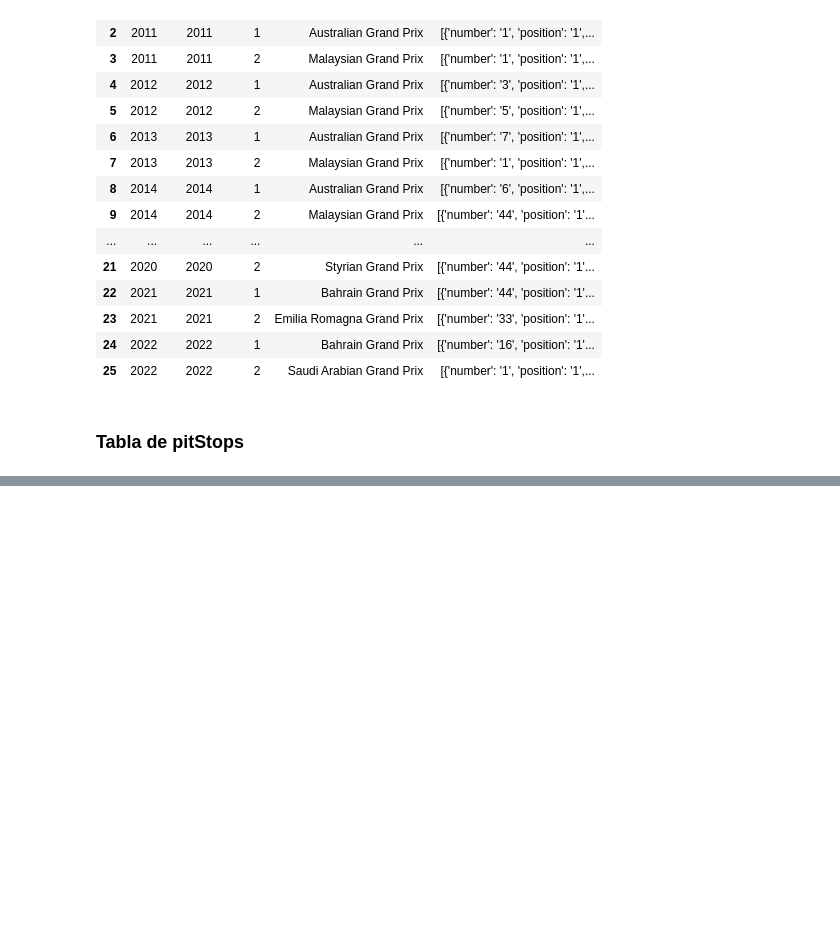
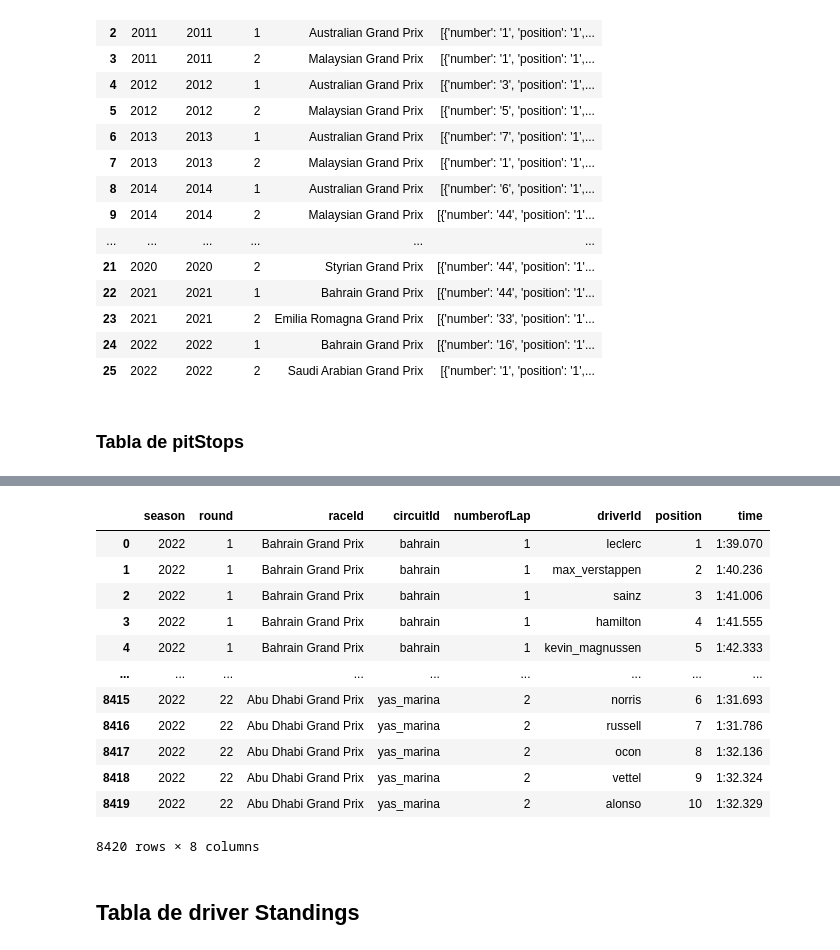
Before and after one commit to Hessael14/Formula-1-data, a Jupyter notebook: f1-analisis.ipynb, the cells around one changed output, grey strips where cells are left out. Cells and saved outputs as stored; diff of their text form; code cells hidden in the pictures; blank space fills up the shorter version.

```diff
--- a/f1-analisis.ipynb
+++ b/f1-analisis.ipynb
@@ -637,0 +678,48 @@ TypeError: 'module' object is not subscriptable
+# %%
+laptimes= {'season':[],#season
+         'round':[],#round
+         'raceId':[],#raceName}
+          'circuitId':[],
+           'numberofLap':[],
+        'driverId':[],#driverId
+          'position':[],#lap
+          'time':[]
+         }
+# %%
+for year in list(range(2010,2023)):
+    urlap='http://ergast.com/api/f1/{}'
+    urlap1=urlap.format(year)
+    for race in list(range(1,CARRERAS[year])):
+        urlrace='/{}/laps.json'
+        urlrace1=urlrace.format(race)
+        urlt=urlap1+urlrace1
+        responselaps=requests.get(urlt)
+        jsonlaps=responselaps.json()
+        for i in jsonlaps['MRData']['RaceTable']['Races']:
+            for time1 in i['Laps']:
+                for timings in time1['Timings']:
+                    laptimes['season'].append(int(i['season']))
+                    laptimes['round'].append(int(i['round']))
+                    laptimes['raceId'].append(i['raceName'])
+                    laptimes['circuitId'].append(i['Circuit']['circuitId'])
+                    laptimes['numberofLap'].append(time1['number'])
+                    laptimes['driverId'].append(timings['driverId'])
+                    laptimes['position'].append(timings['position'])
+                    laptimes['time'].append(timings['time'])
+# %%
+jsonlaps['MRData']['RaceTable']['Races']
+pd.DataFrame(laptimes)
+# %% [output]
+|  | season | round | raceId | circuitId | numberofLap | driverId | position | time |
+| 0 | 2022 | 1 | Bahrain Grand Prix | bahrain | 1 | leclerc | 1 | 1:39.070 |
+| 1 | 2022 | 1 | Bahrain Grand Prix | bahrain | 1 | max_verstappen | 2 | 1:40.236 |
+| 2 | 2022 | 1 | Bahrain Grand Prix | bahrain | 1 | sainz | 3 | 1:41.006 |
+| 3 | 2022 | 1 | Bahrain Grand Prix | bahrain | 1 | hamilton | 4 | 1:41.555 |
+| 4 | 2022 | 1 | Bahrain Grand Prix | bahrain | 1 | kevin_magnussen | 5 | 1:42.333 |
+| ... | ... | ... | ... | ... | ... | ... | ... | ... |
+| 8415 | 2022 | 22 | Abu Dhabi Grand Prix | yas_marina | 2 | norris | 6 | 1:31.693 |
+| 8416 | 2022 | 22 | Abu Dhabi Grand Prix | yas_marina | 2 | russell | 7 | 1:31.786 |
+| 8417 | 2022 | 22 | Abu Dhabi Grand Prix | yas_marina | 2 | ocon | 8 | 1:32.136 |
+| 8418 | 2022 | 22 | Abu Dhabi Grand Prix | yas_marina | 2 | vettel | 9 | 1:32.324 |
+| 8419 | 2022 | 22 | Abu Dhabi Grand Prix | yas_marina | 2 | alonso | 10 | 1:32.329 |
+8420 rows × 8 columns
@@ -637,0 +728,2 @@ TypeError: 'module' object is not subscriptable
+# %% [markdown]
+## Tabla de driver Standings
```
Also changed, not shown: parts of 33 cells of this notebook, 4 other files.
